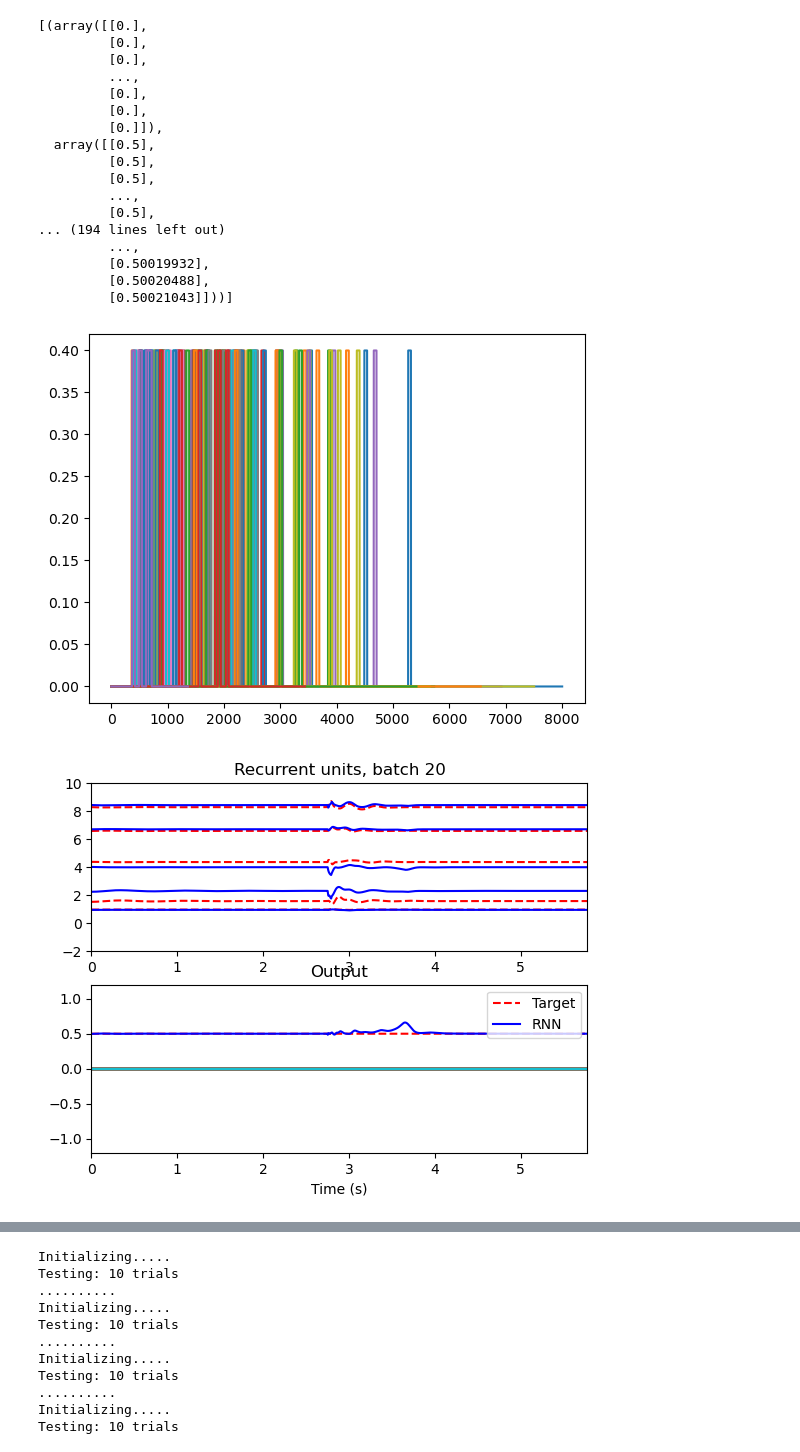
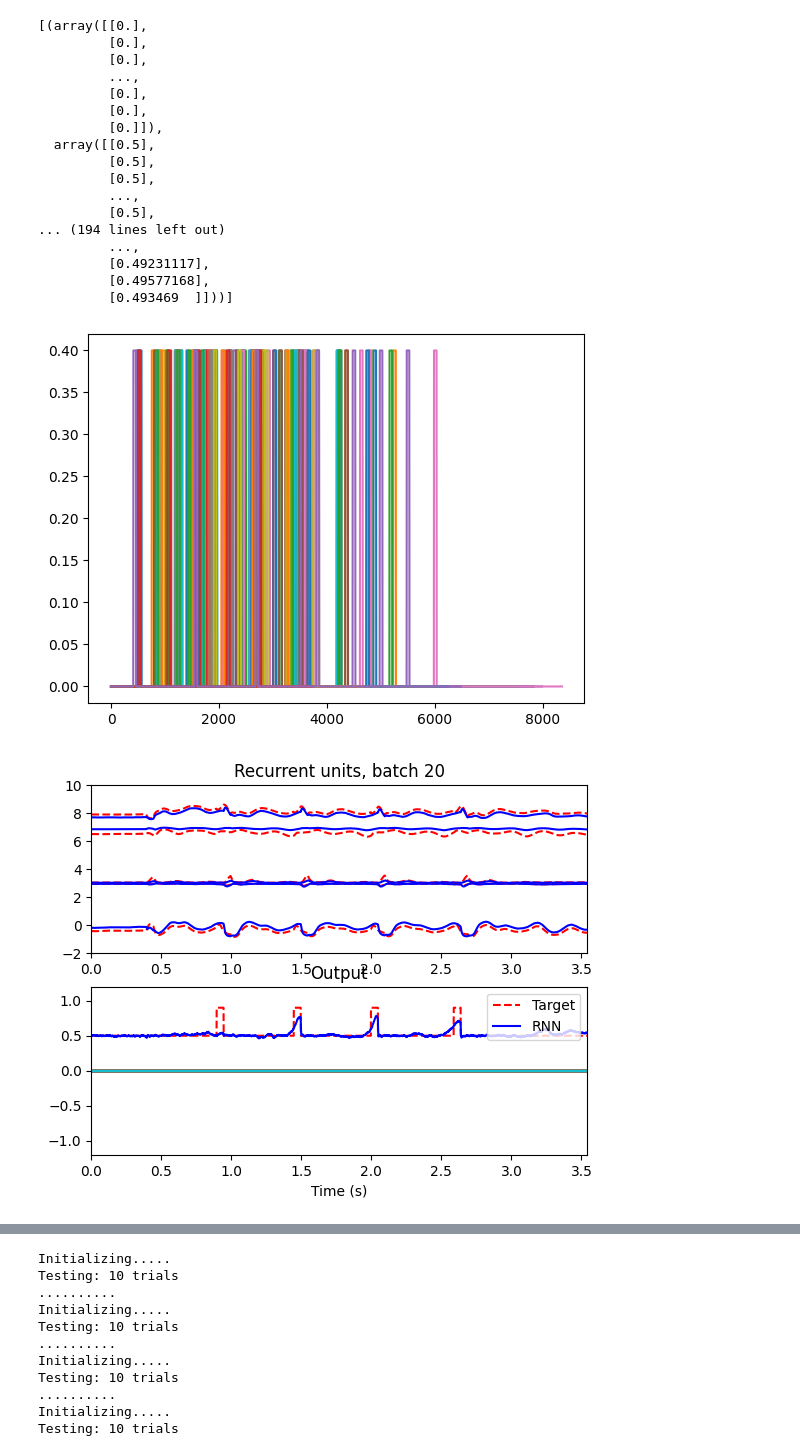
Before and after one commit to METRElab/Full_Force_Pulse_Prediction, a Jupyter notebook: Training Notebook.ipynb, the cells around one changed output, grey strips where cells are left out. Drawn from its saved outputs; the diff is of its cells as text; code cells hidden in the pictures.

Commit message:
Cosyne model with noise

```diff
--- a/Training Notebook.ipynb
+++ b/Training Notebook.ipynb
@@ -7,7 +7,7 @@ def random_pulses(dt, showplots = 0):
     n_events = 5
     hint = 'nohint'
     #period = 0.5+.15*2*(np.random.uniform()-.5);
-    period = np.random.uniform()
+    period = np.random.uniform(low = 0.2, high = 1.2)
     ITIb = 0.7 #min. ITI time
     ITIl = 2.0 #mean ITI time
     ITI = ITIb + np.random.exponential(ITIl) #compute ITI for that trial
@@ -105,7 +105,7 @@ p['test_init_trials']=5
 p['bias_scale'] = 0.5
 p['ff_alpha'] = 1
 p['network_size'] = 2000
-p['noise_std'] = 0.001
+p['noise_std'] = 0.01
 
 
 (D_inputs, D_targs, D_hints) = random_pulses(dt=p['dt'])[0:3]
@@ -124,35 +124,35 @@ Initializing...
 Training network...
 Batch 1 of 20, 20 trials:
 ....................
 Batch 2 of 20, 20 trials:
 ....................
 Batch 3 of 20, 20 trials:
 ....................
 Batch 4 of 20, 20 trials:
 ....................
 Batch 5 of 20, 20 trials:
 ....................
 ... (30 lines left out)
 Done training!
 Initializing.....
 Testing: 10 trials
 ..........
 [(array([[0.],
          [0.],
          [0.],
          ...,
          [0.],
          [0.],
          [0.]]),
   array([[0.5],
          [0.5],
          [0.5],
          ...,
          [0.5],
 ... (194 lines left out)
          ...,
-         [0.50019932],
-         [0.50020488],
-         [0.50021043]]))]
+         [0.49231117],
+         [0.49577168],
+         [0.493469  ]]))]
-[figure, old version]
+[figure, new version]
-[figure, old version]
+[figure, new version]
```
Also changed, not shown: parts of 3 cells of this notebook, 24 other files.
